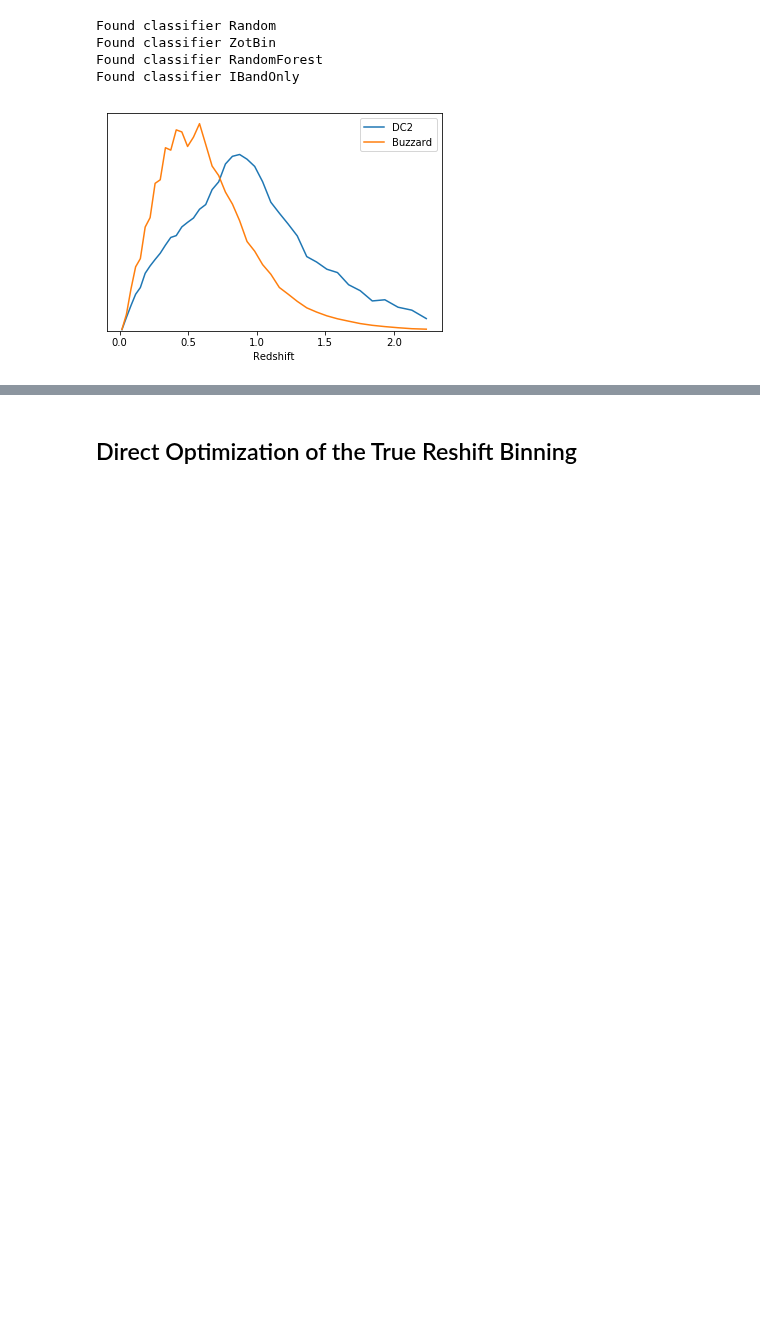
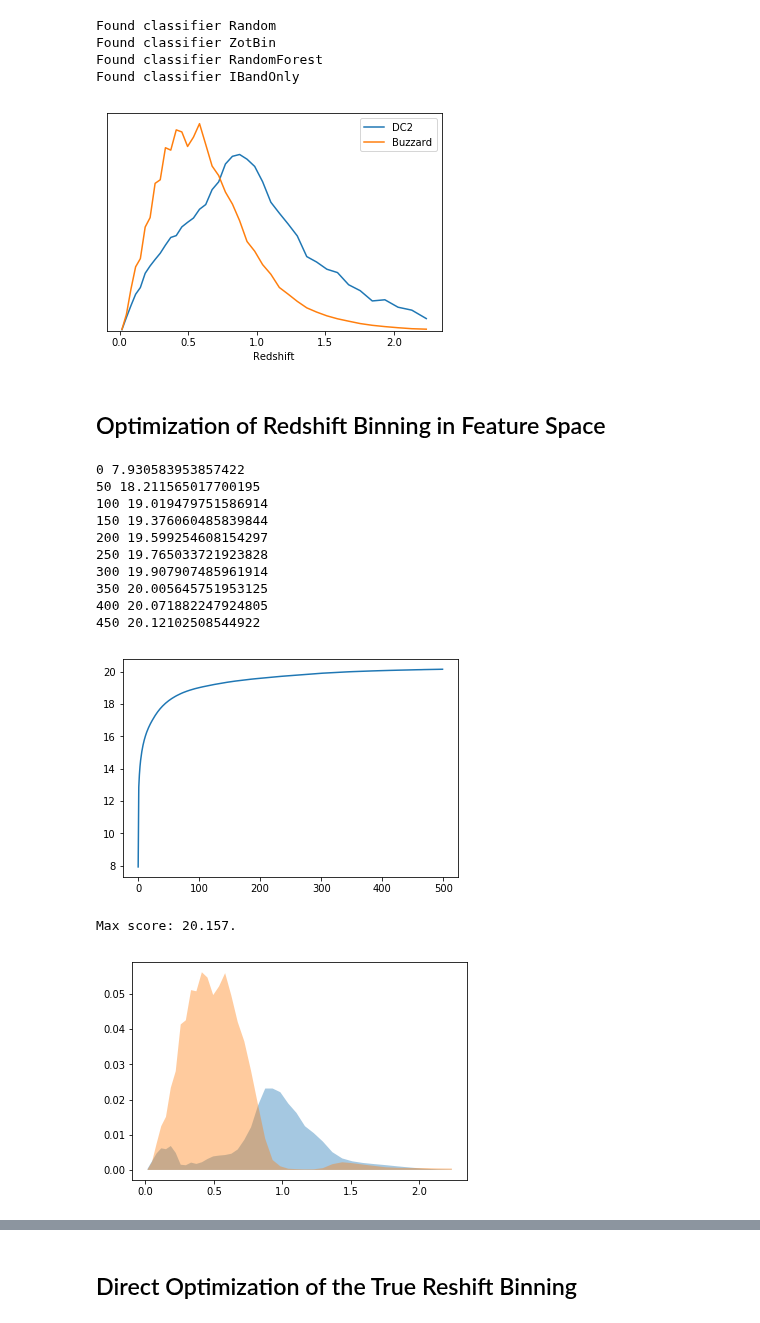
Before and after one commit to dkirkby/zotbin, a Jupyter notebook: Refine.ipynb, the cells around one changed output, grey strips where cells are left out. Saved outputs shown, nothing was run; the diff lists cells and outputs as text; code cells hidden in the pictures; blank space fills up the shorter version.

```diff
--- a/Refine.ipynb
+++ b/Refine.ipynb
@@ -68,3 +68,56 @@ plt.ylim(0, None)
 plt.legend();
 # %% [output]
 [figure]
+# %% [markdown]
+## Optimization of Redshift Binning in Feature Space
+# %%
+def optimize_bins(zhist, nbin=2, niter=100, eta=0.5, seed=1, gals_per_arcmin2=20., fsky=0.25, metric='FOM_DETF_3x2'):
+
+    ngrp, nzbin = zhist.shape
+    assert nzbin % downsampling == 0
+    nds = nzbin // downsampling
+    mixing = jnp.array(zhist)
+    wnorm = mixing.sum()
+
+    # Initialize random weights.
+    gen = np.random.RandomState(seed)
+    p = jnp.array(gen.normal(size=(nbin, ngrp)))
+
+    @jax.jit
+    def get_weights(p):
+        w = jnp.exp(p)
+        nz = (w / w.sum(axis=0)).dot(mixing)
+        return nz.reshape((nbin, nds, downsampling)).sum(axis=2) / wnorm
+
+    @jax.jit
+    def score(p):
+        w = get_weights(p)
+        weights = jnp.array([w,  w])
+        return reweighted_metrics(
+            weights, *init_data[1:], gals_per_arcmin2=gals_per_arcmin2, fsky=fsky, metrics=[metric])[metric]
+
+    value_and_score = jax.jit(jax.value_and_grad(score))
+    w, max_score = train(value_and_score, p, get_weights, niter, eta)
+
+    ze = init_data[0]
+    zc = 0.5 * (ze[1:] + ze[:-1])
+    for i in range(nbin):
+        plt.fill_between(zc, w[i], alpha=0.4)
+
+    return w, max_score
+
+optimize_bins(zhistw, 2, eta=1., niter=500);
+# %% [output]
+0 7.930583953857422
+50 18.211565017700195
+100 19.019479751586914
+150 19.376060485839844
+200 19.599254608154297
+250 19.765033721923828
+300 19.907907485961914
+350 20.005645751953125
+400 20.071882247924805
+450 20.12102508544922
+[figure, added]
+Max score: 20.157.
+[figure, added]
```
Also changed, not shown: parts of 5 cells of this notebook.
